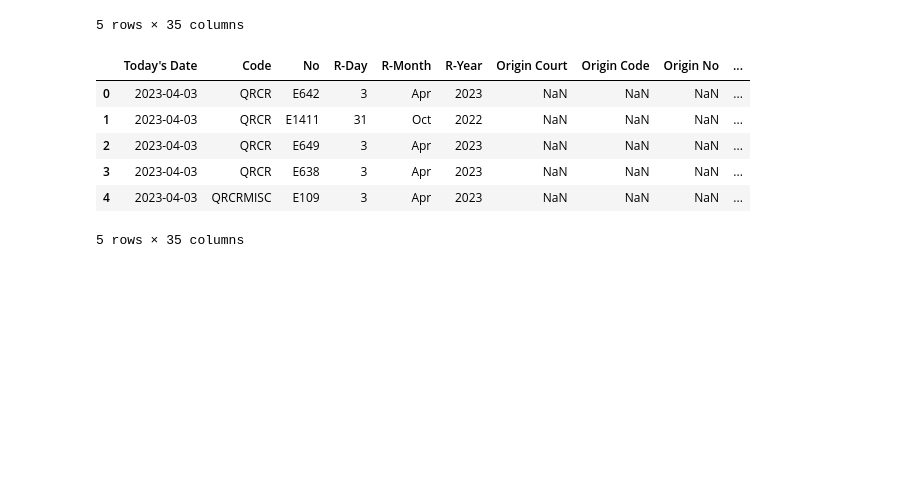
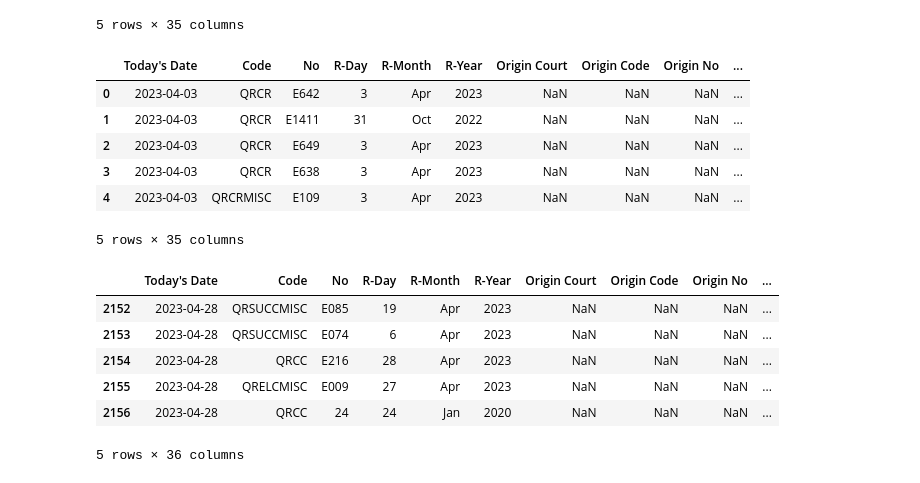
Before and after one commit to kocheli/Data-Analysis, a Jupyter notebook: martin.ipynb, the cells around one changed output. Cells and saved outputs as stored; diff of their text form; code cells hidden in the pictures; blank space fills up the shorter version.

```diff
--- a/martin.ipynb
+++ b/martin.ipynb
@@ -9,7 +9,7 @@ col_names = ["empty","T-Day","T-Month","T-Year", "Code", "No", "R-Day","R-Month"
          "N-Year","P-M", "P-F","P-Org.", "D-M", "D-F", "D-Org.", "Legal Rep", "Witness-P", "Witness-D",
          "Crim-Custody","Other Details"]
 # %%
-sample_data = pd.read_excel("sample_data.xlsx", names = col_names)
+sample_data = pd.read_excel("data/sample_data.xlsx", names = col_names)
 # %%
 sample_data.head()
 # %% [output]
@@ -128,3 +128,15 @@ sample_data.head()
 | 3 | 2023-04-03 | QRCR | E638 | 3 | Apr | 2023 | NaN | NaN | NaN | ... |
 | 4 | 2023-04-03 | QRCRMISC | E109 | 3 | Apr | 2023 | NaN | NaN | NaN | ... |
 5 rows × 35 columns
+# %%
+sample_data["Registration Date"] = sample_data["R-Day"].astype(str) + "-" + sample_data["R-Month"] + "-" + sample_data["R-Year"].astype(str)
+# %%
+sample_data.tail()
+# %% [output]
+|  | Today's Date | Code | No | R-Day | R-Month | R-Year | Origin Court | Origin Code | Origin No | ... |
+| 2152 | 2023-04-28 | QRSUCCMISC | E085 | 19 | Apr | 2023 | NaN | NaN | NaN | ... |
+| 2153 | 2023-04-28 | QRSUCCMISC | E074 | 6 | Apr | 2023 | NaN | NaN | NaN | ... |
+| 2154 | 2023-04-28 | QRCC | E216 | 28 | Apr | 2023 | NaN | NaN | NaN | ... |
+| 2155 | 2023-04-28 | QRELCMISC | E009 | 27 | Apr | 2023 | NaN | NaN | NaN | ... |
+| 2156 | 2023-04-28 | QRCC | 24 | 24 | Jan | 2020 | NaN | NaN | NaN | ... |
+5 rows × 36 columns
```
Also changed, not shown: parts of 28 cells of this notebook.
